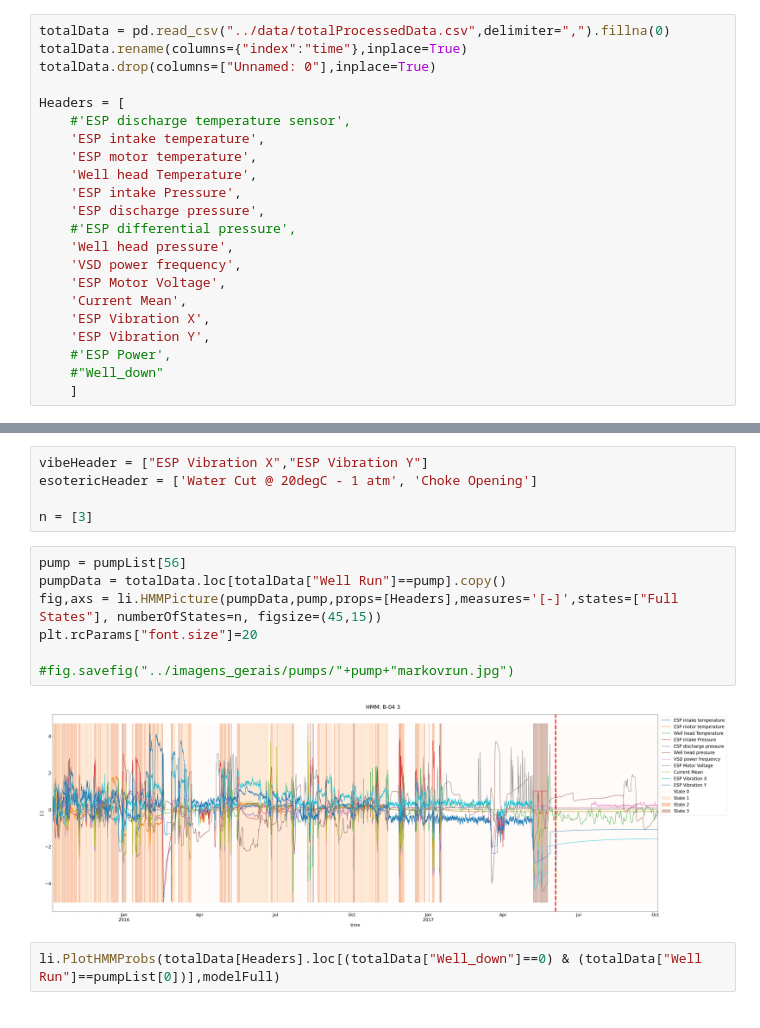
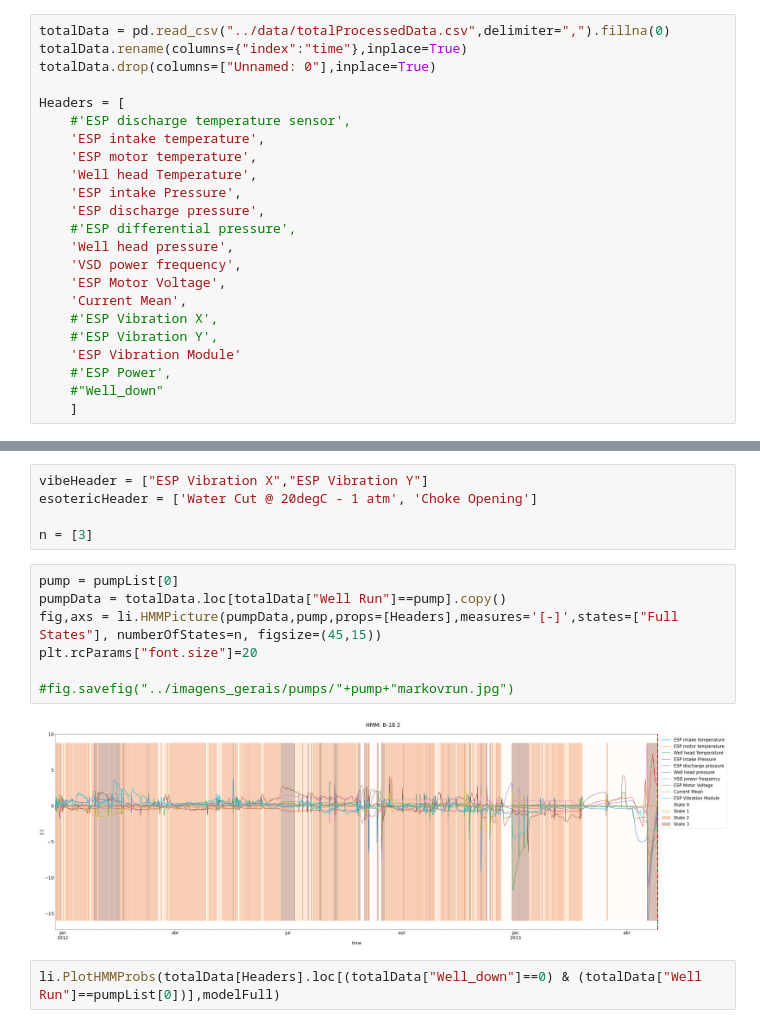
Before and after one commit to RL2-SP3/LISSA, a Jupyter notebook: examples/analise_modelos_hmm_direta_n_features.ipynb, the cells around one changed output, grey strips where cells are left out. Saved outputs shown, nothing was run; the diff lists cells and outputs as text.

```diff
--- a/examples/analise_modelos_hmm_direta_n_features.ipynb
+++ b/examples/analise_modelos_hmm_direta_n_features.ipynb
@@ -23,8 +23,9 @@ Headers = [
     'VSD power frequency',
     'ESP Motor Voltage',
     'Current Mean',
-    'ESP Vibration X',
-    'ESP Vibration Y',
+    #'ESP Vibration X',
+    #'ESP Vibration Y',
+    'ESP Vibration Module'
     #'ESP Power',
     #"Well_down"
     ]
@@ -69,14 +70,14 @@ esotericHeader = ['Water Cut @ 20degC - 1 atm', 'Choke Opening']
 
 n = [3]
 # %%
-pump = pumpList[56]
+pump = pumpList[0]
 pumpData = totalData.loc[totalData["Well Run"]==pump].copy()
 fig,axs = li.HMMPicture(pumpData,pump,props=[Headers],measures='[-]',states=["Full States"], numberOfStates=n, figsize=(45,15))
 plt.rcParams["font.size"]=20
 
 #fig.savefig("../imagens_gerais/pumps/"+pump+"markovrun.jpg")
 # %% [output]
-[figure, old version]
+[figure, new version]
 # %%
 li.PlotHMMProbs(totalData[Headers].loc[(totalData["Well_down"]==0) & (totalData["Well Run"]==pumpList[0])],modelFull)
 # %% [output]
```
Also changed, not shown: parts of 1 cell of this notebook, 1 other file.
